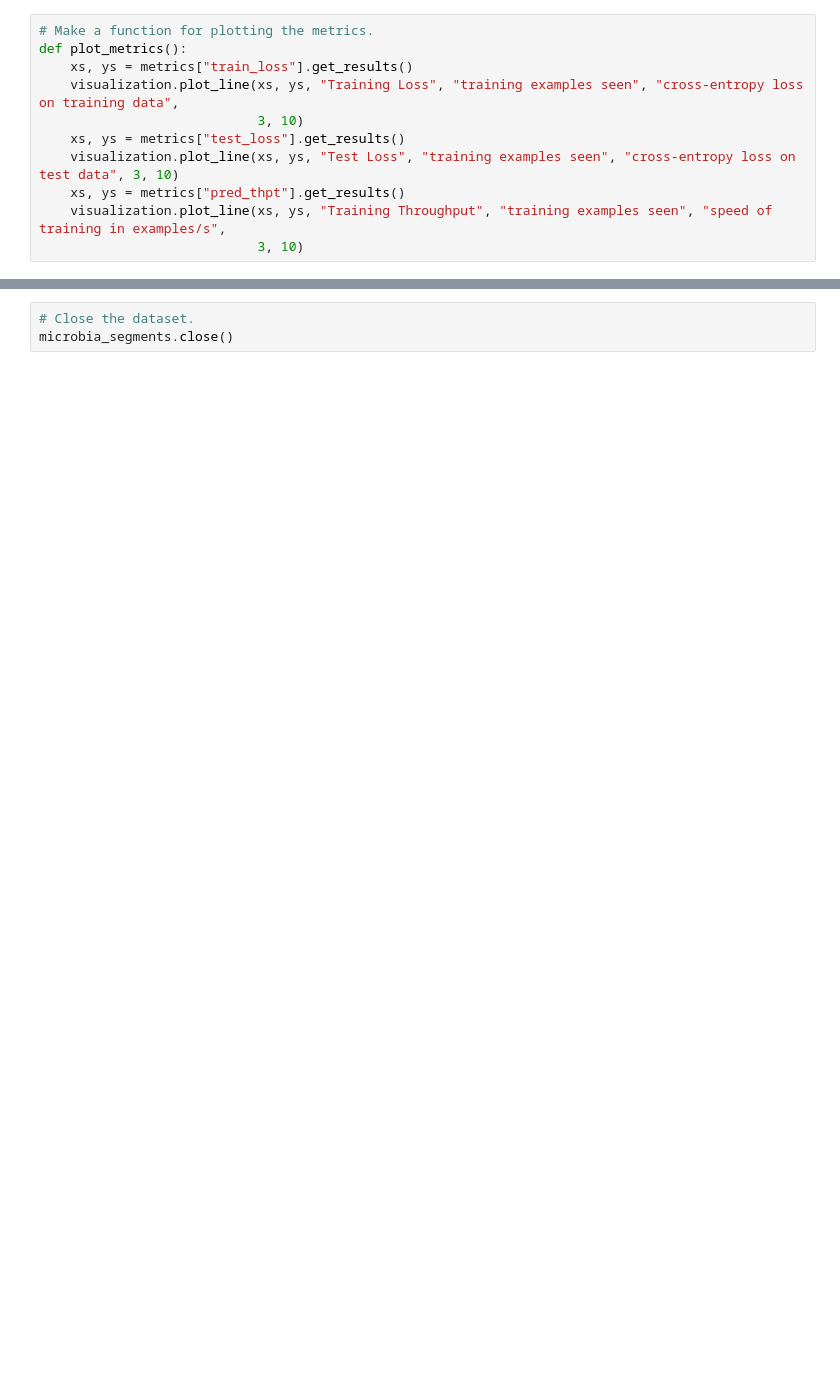
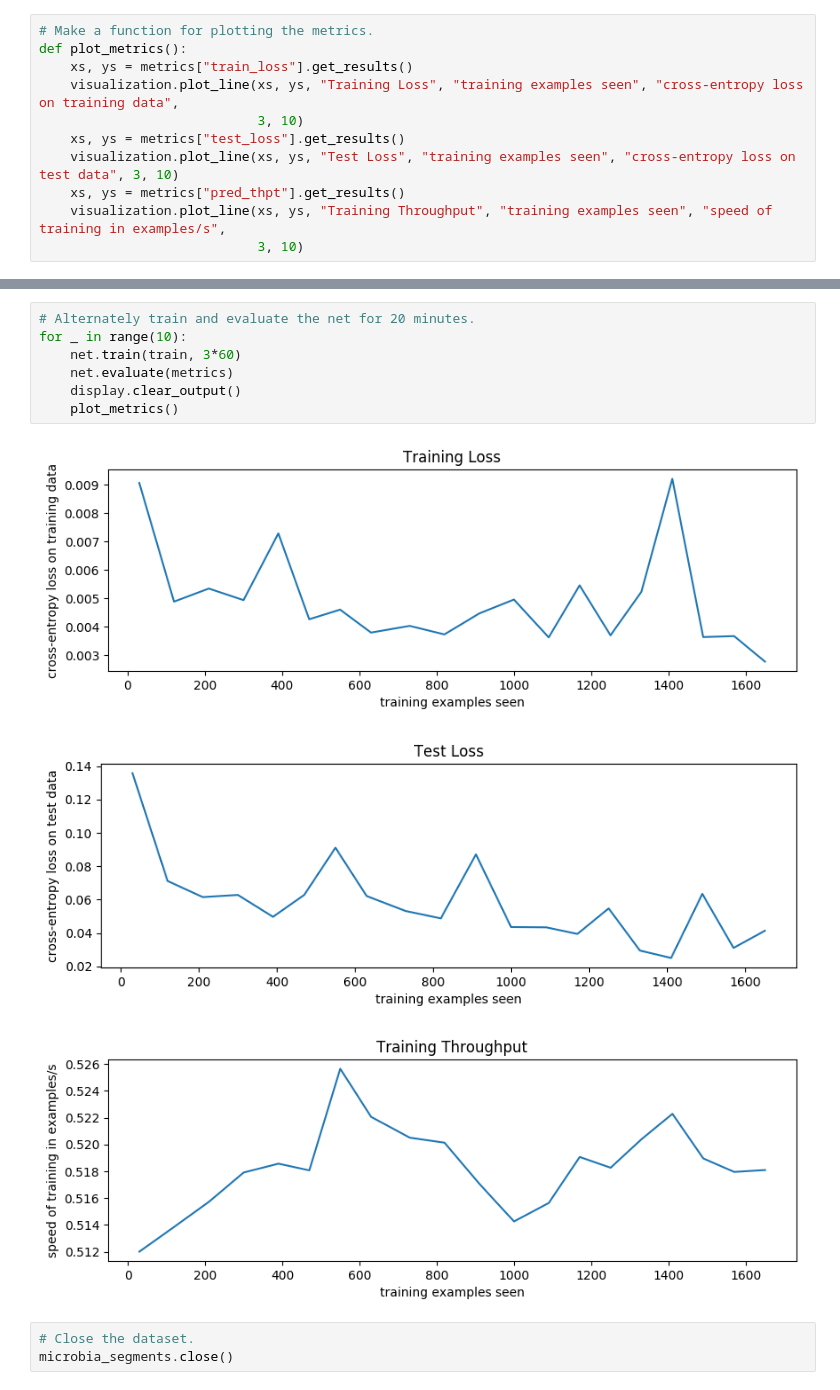
Before and after one commit to sheaconlon/cell_counting2, a Jupyter notebook: src/model/segmentation/convnet1/convnet1.ipynb, the cells around one changed output, grey strips where cells are left out. Drawn from its saved outputs; the diff is of its cells as text; blank space fills up the shorter version.

```diff
--- a/src/model/segmentation/convnet1/convnet1.ipynb
+++ b/src/model/segmentation/convnet1/convnet1.ipynb
@@ -95,3 +103,14 @@ NanLossDuringTrainingError: NaN loss during training.
+# %%
+# Alternately train and evaluate the net for 20 minutes.
+for _ in range(10):
+    net.train(train, 3*60)
+    net.evaluate(metrics)
+    display.clear_output()
+    plot_metrics()
+# %% [output]
+[figure, added]
+[figure, added]
+[figure, added]
 # %%
 # Close the dataset.
 microbia_segments.close()
```
Also changed, not shown: parts of 9 cells of this notebook, 11 other files.
